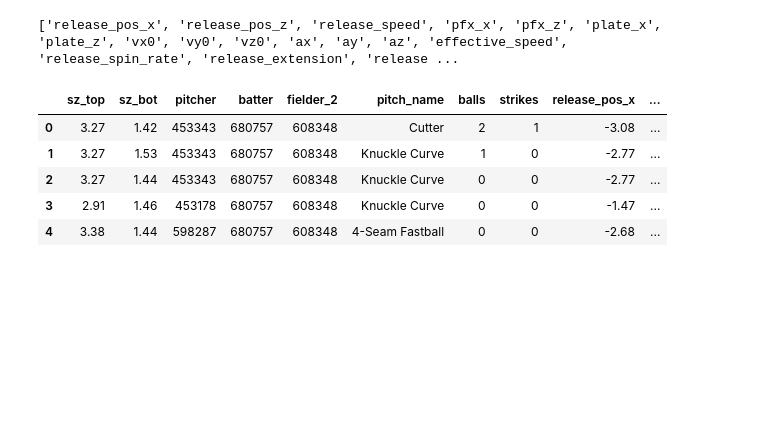
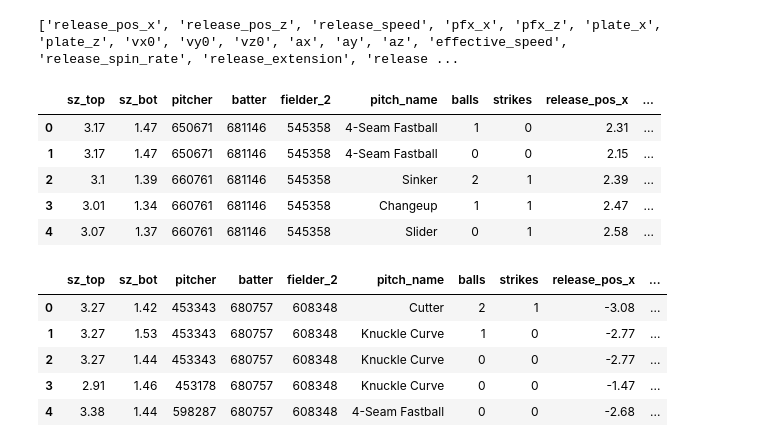
Before and after one commit to syamiller/SCOE, a Jupyter notebook: scoe.ipynb, the cells around one changed output. Saved outputs shown, nothing was run; the diff lists cells and outputs as text; code cells hidden in the pictures; blank space fills up the shorter version.

```diff
--- a/scoe.ipynb
+++ b/scoe.ipynb
@@ -417,11 +437,27 @@ df_2022.head()
 # %%
-X_2022 = df_2022.drop(['pitcher', 'batter', 'fielder_2', 'called_strike', 'sz_top', 'sz_bot', 'catcher_name', 'pitcher_name', 'batter_name'], 1)
+X_2022 = df_2022.drop(['pitcher', 'batter', 'fielder_2', 'called_strike', 'sz_top', 'sz_bot', 'catcher_name', 'pitcher_name', 'batter_name', 'catcher_team', 'pitcher_team', 'batter_team'], 1)
 X_2022 = pd.get_dummies(X_2022, columns=['pitch_name', 'balls', 'strikes', 'outs_when_up', 'zone', 'p_throws', 'stand'])
 print(X_2022.columns.tolist())
-X_2022.to_csv('X_2022.csv', index=False)
-X_2022 = pd.read_csv('X_2022.csv')
+X_2022.to_csv('data/X_2022.csv', index=False)
+X_2022 = pd.read_csv('data/X_2022.csv')
 # %% [output]
 ['release_pos_x', 'release_pos_z', 'release_speed', 'pfx_x', 'pfx_z', 'plate_x', 'plate_z', 'vx0', 'vy0', 'vz0', 'ax', 'ay', 'az', 'effective_speed', 'release_spin_rate', 'release_extension', 'release ...
+# %%
+cl = xgb.XGBClassifier()
+cl.load_model('scoe_model.json')
+# %%
+y_pred_2022 = cl.predict_proba(X_2022)
+y_pred_2022 = y_pred_2022.tolist()
+y_pred_2022 = [l[1] for l in y_pred_2022]
+df_2022['strike_proba'] = y_pred_2022
+df_2022.head()
+# %% [output]
+|  | sz_top | sz_bot | pitcher | batter | fielder_2 | pitch_name | balls | strikes | release_pos_x | ... |
+| 0 | 3.17 | 1.47 | 650671 | 681146 | 545358 | 4-Seam Fastball | 1 | 0 | 2.31 | ... |
+| 1 | 3.17 | 1.47 | 650671 | 681146 | 545358 | 4-Seam Fastball | 0 | 0 | 2.15 | ... |
+| 2 | 3.1 | 1.39 | 660761 | 681146 | 545358 | Sinker | 2 | 1 | 2.39 | ... |
+| 3 | 3.01 | 1.34 | 660761 | 681146 | 545358 | Changeup | 1 | 1 | 2.47 | ... |
+| 4 | 3.07 | 1.37 | 660761 | 681146 | 545358 | Slider | 0 | 1 | 2.58 | ... |
 # %%
 import pickle
 
```
Also changed, not shown: parts of 7 cells of this notebook, 4 other files.
